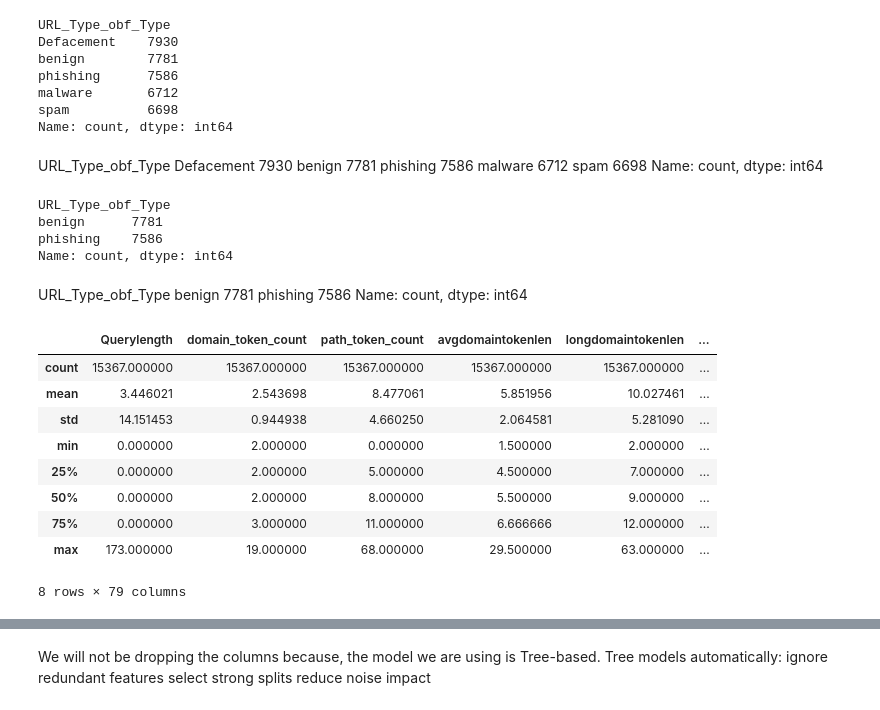
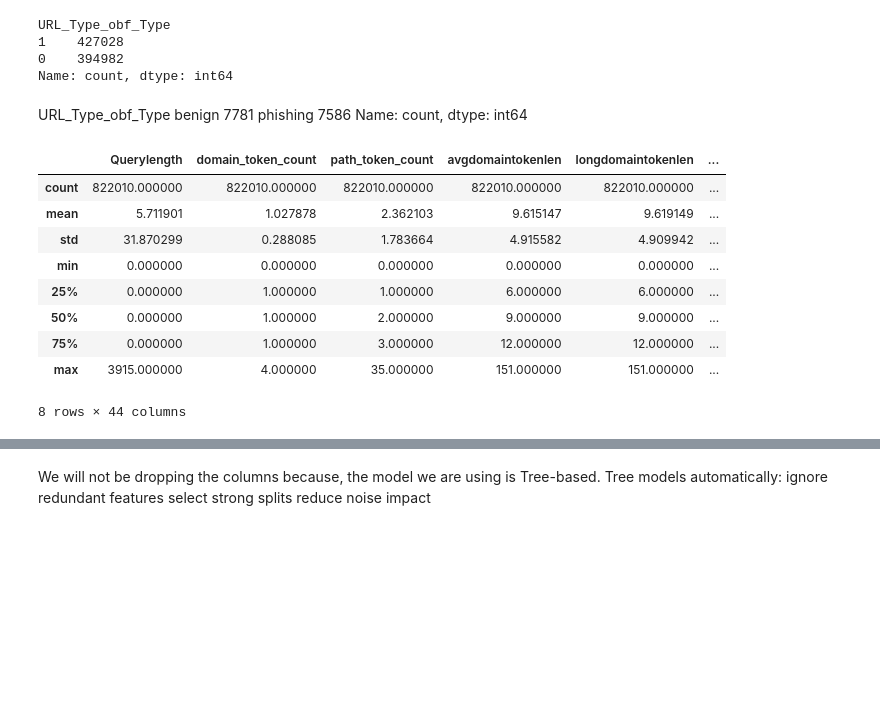
Before and after one commit to RyanRoy37/Red-Tape, a Jupyter notebook: Backend/ML/models/url_model/url_feature_extracting.ipynb, the cells around one changed output, grey strips where cells are left out. Drawn from its saved outputs; the diff is of its cells as text; code cells hidden in the pictures; blank space fills up the shorter version.

```diff
--- a/Backend/ML/models/url_model/url_feature_extracting.ipynb
+++ b/Backend/ML/models/url_model/url_feature_extracting.ipynb
@@ -1,7 +1,7 @@
 # %%
 import pandas as pd
 # %%
-dataset_1=pd.read_csv("C:/Users/jryan/Documents/Red-Tape/Backend/ML/data/All.csv")
+dataset_1=pd.read_csv("C:/Users/jryan/Documents/Red-Tape/Backend/ML/data/processed_features.csv")
 # %%
 dataset_1.head()
 # %% [output]
@@ -63,18 +32,7 @@ Index(['Querylength', 'domain_token_count', 'path_token_count',
 dataset_1['URL_Type_obf_Type'].value_counts()
 # %% [output]
 URL_Type_obf_Type
-Defacement    7930
-benign        7781
-phishing      7586
-malware       6712
-spam          6698
+1    427028
+0    394982
 Name: count, dtype: int64
-# %% [markdown]
-URL_Type_obf_Type
-Defacement    7930
-benign        7781
-phishing      7586
-malware       6712
-spam          6698
-Name: count, dtype: int64
 # %%
@@ -82,26 +40,19 @@ df= dataset_1[(dataset_1['URL_Type_obf_Type'] == 'benign') | (dataset_1['URL_Typ
-# %%
-df['URL_Type_obf_Type'].value_counts()
-# %% [output]
-URL_Type_obf_Type
-benign      7781
-phishing    7586
-Name: count, dtype: int64
 # %% [markdown]
 URL_Type_obf_Type
 benign      7781
 phishing    7586
 Name: count, dtype: int64
 # %%
-df.describe()
+dataset_1.describe()
 # %% [output]
 |  | Querylength | domain_token_count | path_token_count | avgdomaintokenlen | longdomaintokenlen | ... |
-| count | 15367.000000 | 15367.000000 | 15367.000000 | 15367.000000 | 15367.000000 | ... |
-| mean | 3.446021 | 2.543698 | 8.477061 | 5.851956 | 10.027461 | ... |
-| std | 14.151453 | 0.944938 | 4.660250 | 2.064581 | 5.281090 | ... |
-| min | 0.000000 | 2.000000 | 0.000000 | 1.500000 | 2.000000 | ... |
-| 25% | 0.000000 | 2.000000 | 5.000000 | 4.500000 | 7.000000 | ... |
-| 50% | 0.000000 | 2.000000 | 8.000000 | 5.500000 | 9.000000 | ... |
-| 75% | 0.000000 | 3.000000 | 11.000000 | 6.666666 | 12.000000 | ... |
-| max | 173.000000 | 19.000000 | 68.000000 | 29.500000 | 63.000000 | ... |
+| count | 822010.000000 | 822010.000000 | 822010.000000 | 822010.000000 | 822010.000000 | ... |
+| mean | 5.711901 | 1.027878 | 2.362103 | 9.615147 | 9.619149 | ... |
+| std | 31.870299 | 0.288085 | 1.783664 | 4.915582 | 4.909942 | ... |
+| min | 0.000000 | 0.000000 | 0.000000 | 0.000000 | 0.000000 | ... |
+| 25% | 0.000000 | 1.000000 | 1.000000 | 6.000000 | 6.000000 | ... |
+| 50% | 0.000000 | 1.000000 | 2.000000 | 9.000000 | 9.000000 | ... |
+| 75% | 0.000000 | 1.000000 | 3.000000 | 12.000000 | 12.000000 | ... |
+| max | 3915.000000 | 4.000000 | 35.000000 | 151.000000 | 151.000000 | ... |
-8 rows × 79 columns
+8 rows × 44 columns
 # %%
```
Also changed, not shown: parts of 32 cells of this notebook, 18 other files.
